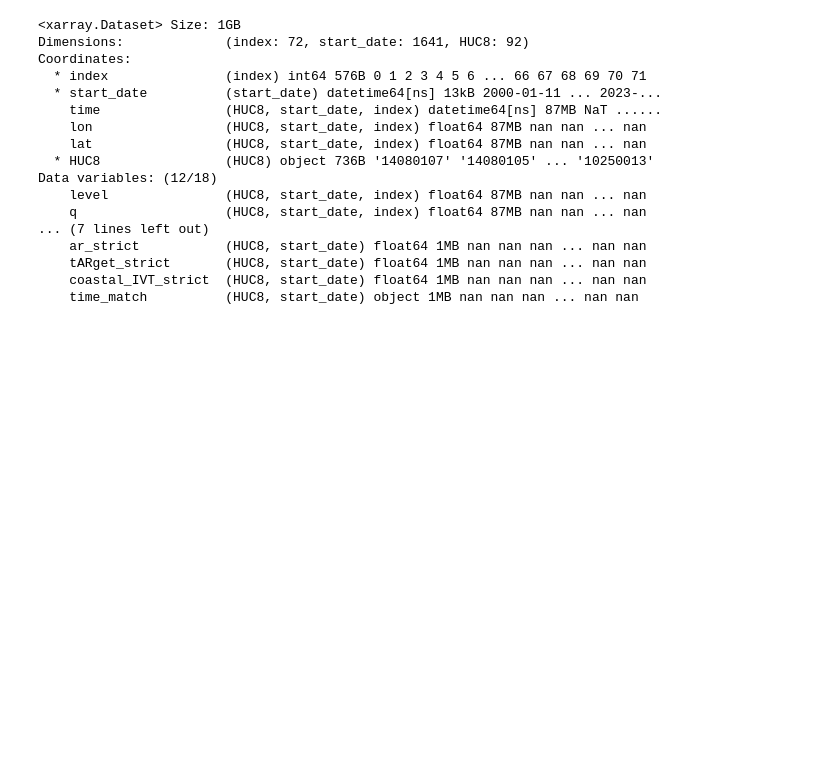
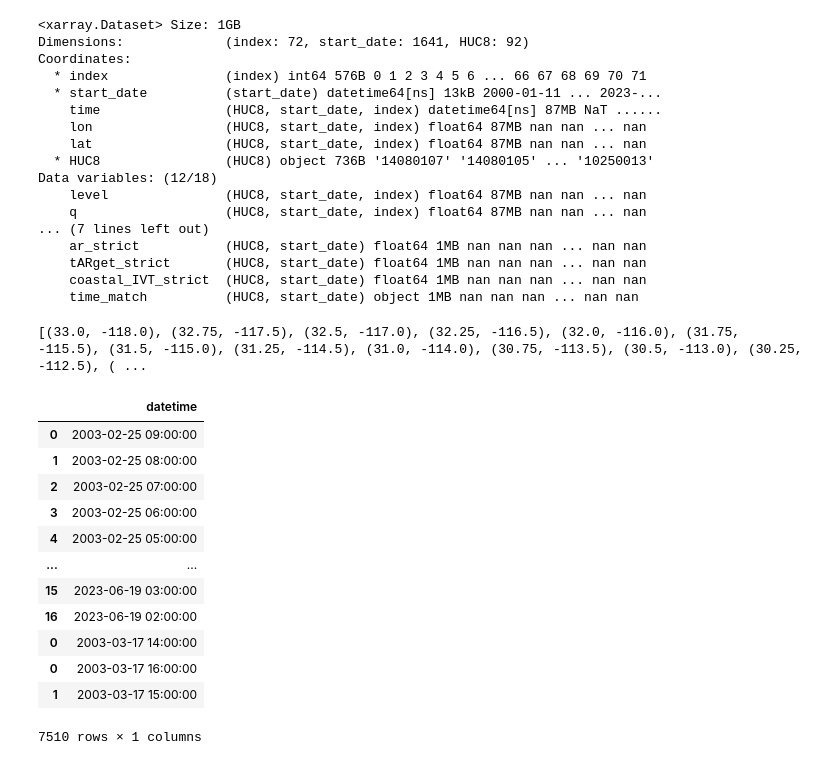
Before and after one commit to CW3E/CO_top-decile_precip_ARs_code, a Jupyter notebook: analysis/getlst_bbox.ipynb, the cells around one changed output. Saved outputs shown, nothing was run; the diff lists cells and outputs as text; code cells hidden in the pictures; blank space fills up the shorter version.

Commit message:
add vertical cross section capability

```diff
--- a/analysis/getlst_bbox.ipynb
+++ b/analysis/getlst_bbox.ipynb
@@ -170,3 +205,59 @@ def find_time_bbox(ERA5, lats, lons):
+# %%
+#### FOR CROSS SECTION METHOD ####
+coord_pairs = generate_ptlst_from_start_end(d[region]['start_pt'][1], d[region]['start_pt'][0], d[region]['end_pt'][1], d[region]['end_pt'][0], pairs=True)
+print(coord_pairs)
+df_lst = []
+## loop through HUC8s and start_dates
+for i, HUC8 in enumerate(HUC8_lst):
+    # subset to the current HUC8
+    ## keep only trajectories associated with ARs
+    tmp = ds.sel(HUC8=HUC8)
+    tmp = tmp.where(tmp.ar_scale > 0, drop=True)
+
+
+    t_lst = []
+    ## enumerate through start_dates of current subbasin
+    for i, st_date in enumerate(tmp.start_date.values):
+        ERA5 = tmp.sel(start_date=st_date)
+        test = find_time_bbox(ERA5, lats, lons)
+        t_lst.append(test)
+
+    t_lst = flatten(t_lst)
+    df = pd.DataFrame(data={'date': t_lst}) # put dates into a df
+    # t_lst = pd.to_datetime(t_lst, format='%Y-%m-%d %H')
+    df_lst.append(df)
+
+## now we have a list of list of dates when AR trajectories were within bbox
+## concat df_lst
+df = pd.concat(df_lst)
+## swap to datetime
+df['datetime'] = pd.to_datetime(df['date'])
+
+## remove duplicates
+df = df.drop_duplicates(subset=['datetime'])
+df = df.drop(['date'], axis=1)
+
+## save as CSV dates_region-name.csv
+fname_out = '../out/line_dates_{0}.csv'.format(region)
+df.to_csv(fname_out)
+# %% [output]
+[(33.0, -118.0), (32.75, -117.5), (32.5, -117.0), (32.25, -116.5), (32.0, -116.0), (31.75, -115.5), (31.5, -115.0), (31.25, -114.5), (31.0, -114.0), (30.75, -113.5), (30.5, -113.0), (30.25, -112.5), ( ...
+# %%
+df
+# %% [output]
+|  | datetime |
+| 0 | 2003-02-25 09:00:00 |
+| 1 | 2003-02-25 08:00:00 |
+| 2 | 2003-02-25 07:00:00 |
+| 3 | 2003-02-25 06:00:00 |
+| 4 | 2003-02-25 05:00:00 |
+| ... | ... |
+| 15 | 2023-06-19 03:00:00 |
+| 16 | 2023-06-19 02:00:00 |
+| 0 | 2003-03-17 14:00:00 |
+| 0 | 2003-03-17 16:00:00 |
+| 1 | 2003-03-17 15:00:00 |
+7510 rows × 1 columns
 # %%
 df_lst = []
 ## loop through HUC8s and start_dates
```
Also changed, not shown: parts of 7 cells of this notebook, 10 other files.
